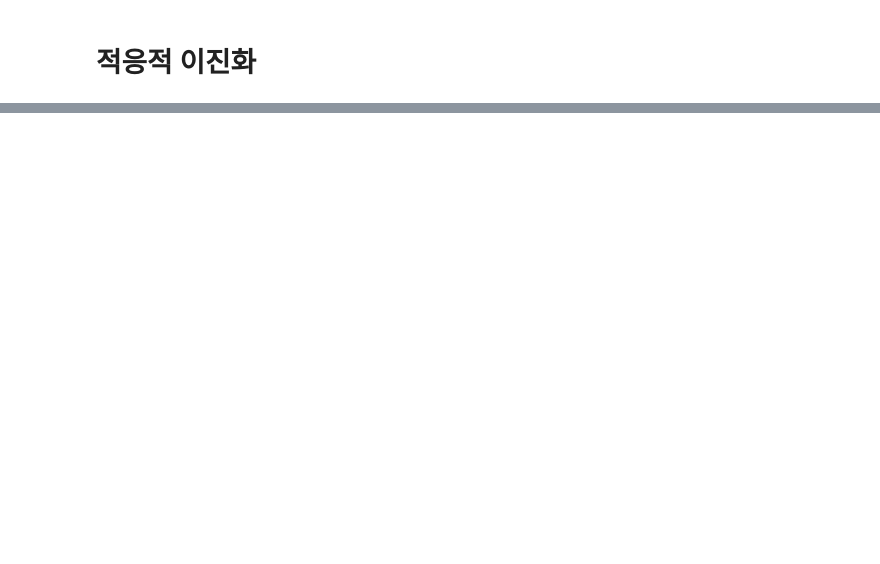
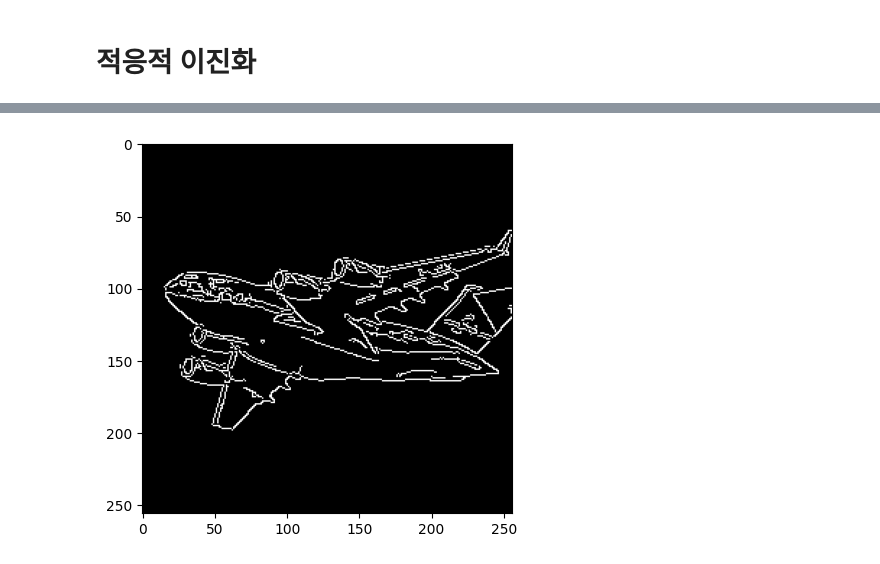
Before and after one commit to horolrolx/ai_visualization, a Jupyter notebook: day08/DAY8.ipynb, the cells around one changed output, grey strips where cells are left out. Cells and saved outputs as stored; diff of their text form; code cells hidden in the pictures; blank space fills up the shorter version.

```diff
--- a/day08/DAY8.ipynb
+++ b/day08/DAY8.ipynb
@@ -75,0 +84,6 @@ array([[255, 255, 255, ..., 255, 255, 255],
+# %%
+img_canny = cv2.Canny(img_gray, 50, 150)
+plt.imshow(img_canny, cmap="gray")
+plt.show()
+# %% [output]
+[figure, added]
```
Also changed, not shown: parts of 10 cells of this notebook, 2 other files.
